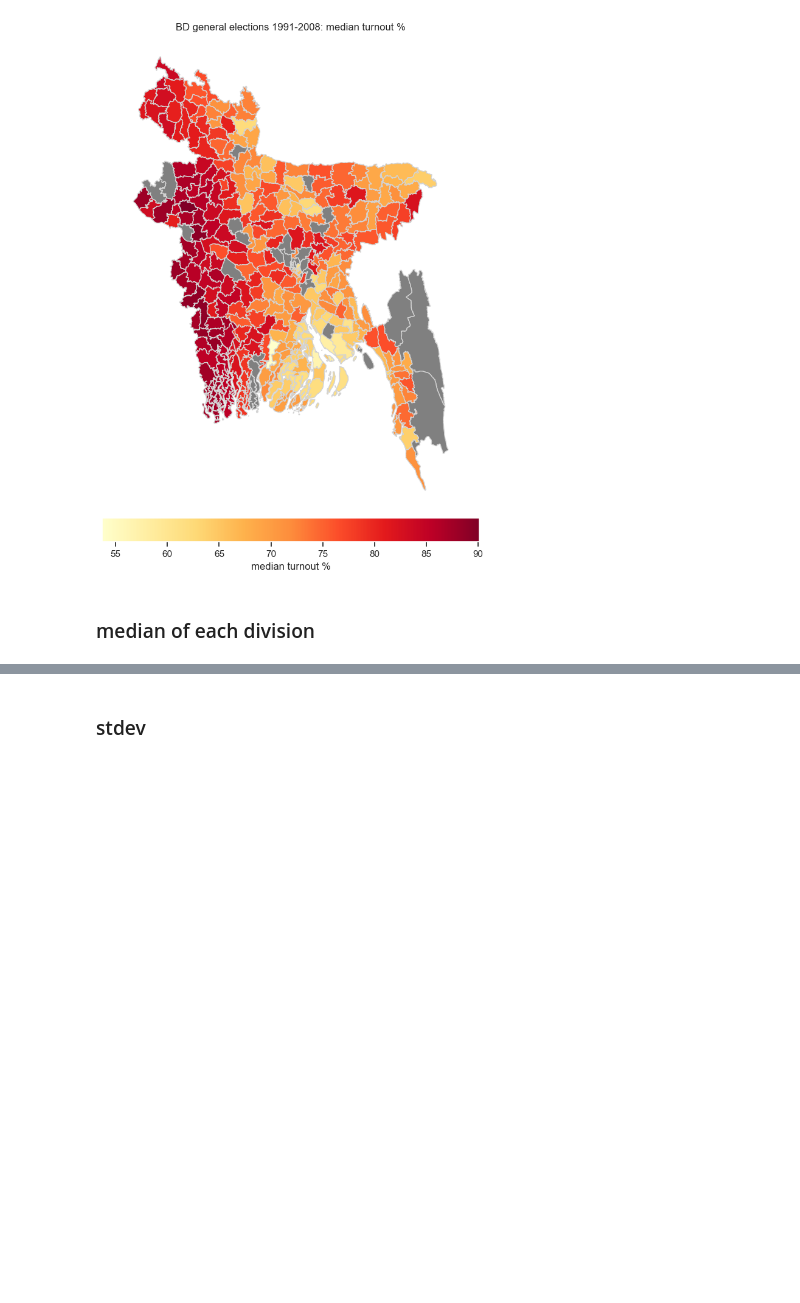
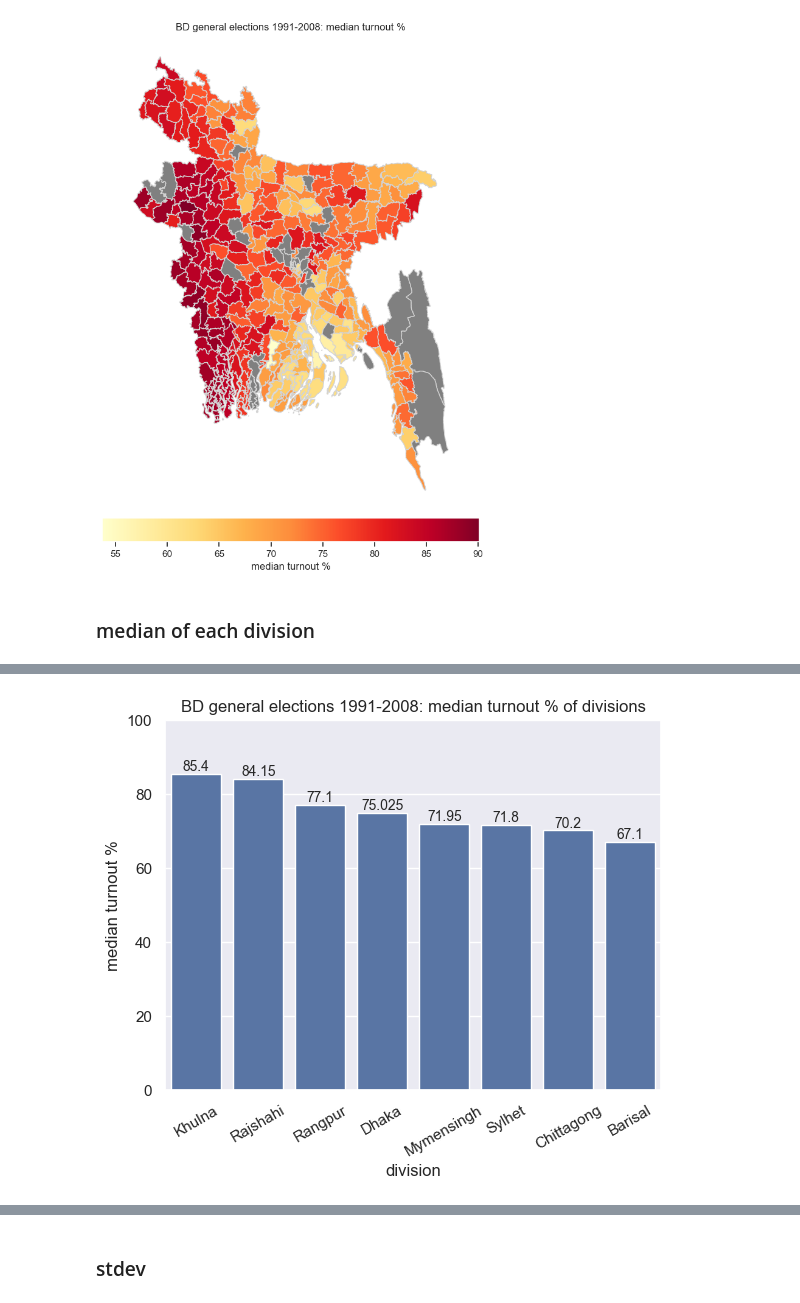
Before and after one commit to muhallilahnaf/bd-elections-eda, a Jupyter notebook: turnout_pc_med_std.ipynb, the cells around one changed output, grey strips where cells are left out. Drawn from its saved outputs; the diff is of its cells as text; code cells hidden in the pictures; blank space fills up the shorter version.

```diff
--- a/turnout_pc_med_std.ipynb
+++ b/turnout_pc_med_std.ipynb
@@ -143,2 +164,16 @@ tpc_med_div = df[['division', 'turnout_pc']].groupby('division').median()['turno
+# %%
+# plot bar chart of median turnout % of each division
+ax = sns.barplot(data=tpc_med_div)
+# add bar label
+for cont in ax.containers:
+    ax.bar_label(cont, fontsize=10)
+# g.fig.subplots_adjust(top=0.85)
+ax.set_ylabel('median turnout %')
+ax.set_title('BD general elections 1991-2008: median turnout % of divisions')
+ax.set_xticklabels(ax.get_xticklabels(), rotation=30)
+ax.set(ylim=(0, 100))
+ax.get_figure().savefig('fig/turnout_pc_div_med',bbox_inches='tight')
+# %% [output]
+[figure, added]
 # %%
 # join data with map data
```
Also changed, not shown: parts of 7 cells of this notebook, 9 other files.
